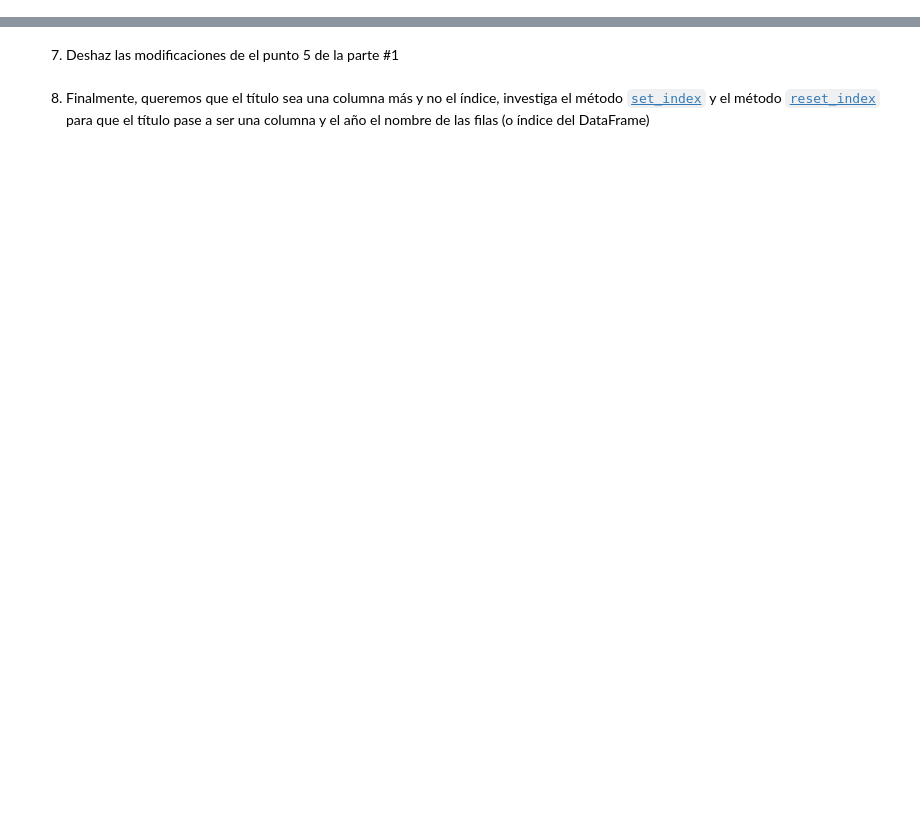
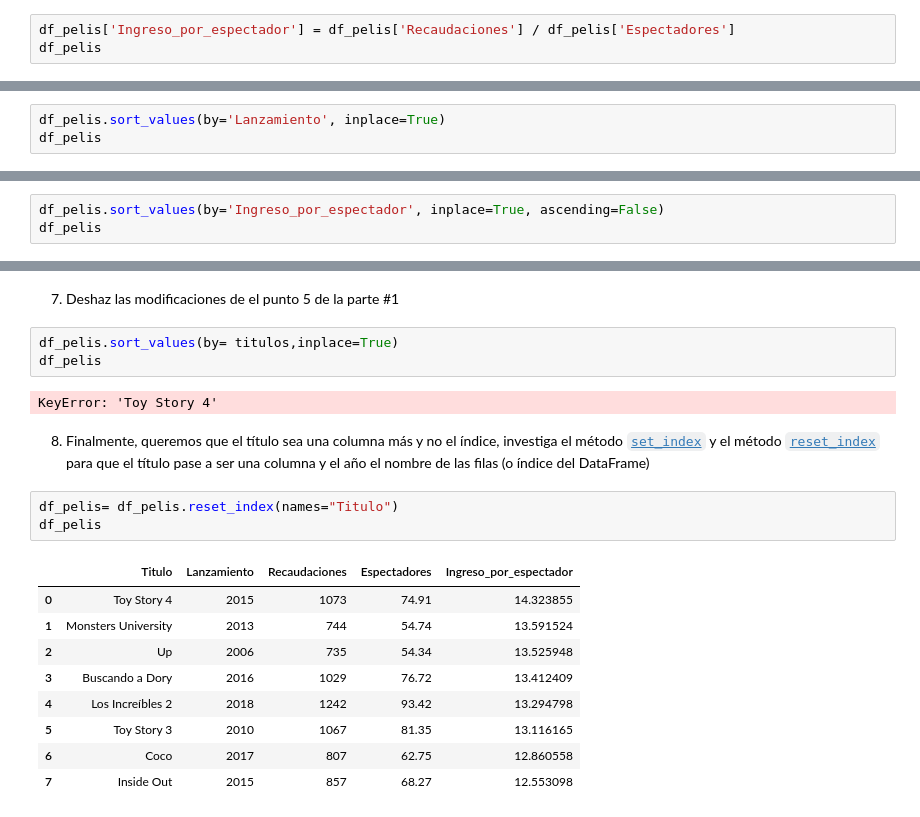
Before and after one commit to njisly/online_ds_thebridge_Nur, a Jupyter notebook: ejercicios/M_2/Sprint_04/Unidad_01/Practica_Obligatoria/18_Practica_Obligatoria_Pandas_I.ipynb, the cells around one changed output, grey strips where cells are left out. Cells and saved outputs as stored; diff of their text form; blank space fills up the shorter version.

```diff
--- a/ejercicios/M_2/Sprint_04/Unidad_01/Practica_Obligatoria/18_Practica_Obligatoria_Pandas_I.ipynb
+++ b/ejercicios/M_2/Sprint_04/Unidad_01/Practica_Obligatoria/18_Practica_Obligatoria_Pandas_I.ipynb
@@ -44,2 +141,5 @@ espectadores = [74.91, 93.42, 76.72, 81.35, 62.75, 68.27, 54.74, 54.34] # En mil
 # %% [markdown]
 4. Añade una columna "Ingreso_por_espectador" que contenga eso... el ingreso por espectador de cada película
+# %%
+df_pelis['Ingreso_por_espectador'] = df_pelis['Recaudaciones'] / df_pelis['Espectadores']
+df_pelis
@@ -46,2 +156,5 @@ espectadores = [74.91, 93.42, 76.72, 81.35, 62.75, 68.27, 54.74, 54.34] # En mil
 # %% [markdown]
 5. Igual que existe [`sort_values`](https://pandas.pydata.org/docs/reference/api/pandas.Series.sort_values.html#pandas.Series.sort_values) para `Series`, existe [`sort_values`](https://pandas.pydata.org/docs/reference/api/pandas.DataFrame.sort_values.html#pandas.DataFrame.sort_values) para `DataFrame`, en el que además le puedes indicar más de una columna. Ordena el `DataFrame` para que muestre las películas ordenadas de forma ascendente por Año. Es decir que la variable que contenga el `DataFrame` termine teniendo el dataframe ordenado después de ejecutar el código.
+# %%
+df_pelis.sort_values(by='Lanzamiento', inplace=True)
+df_pelis
@@ -48,2 +171,5 @@ espectadores = [74.91, 93.42, 76.72, 81.35, 62.75, 68.27, 54.74, 54.34] # En mil
 # %% [markdown]
 6. Ordena el `DataFrame` ahora para que quede ordenado de mayor a menor recaudación por espectador.
+# %%
+df_pelis.sort_values(by='Ingreso_por_espectador', inplace=True, ascending=False)
+df_pelis
@@ -50,4 +186,22 @@ espectadores = [74.91, 93.42, 76.72, 81.35, 62.75, 68.27, 54.74, 54.34] # En mil
 # %% [markdown]
 7. Deshaz las modificaciones de el punto 5 de la parte #1
+# %%
+df_pelis.sort_values(by= titulos,inplace=True)
+df_pelis
+# %% [output]
+KeyError: 'Toy Story 4'
 # %% [markdown]
 8. Finalmente, queremos que el título sea una columna más y no el índice, investiga el método [`set_index`](https://pandas.pydata.org/docs/reference/api/pandas.DataFrame.set_index.html) y el método [`reset_index`](https://pandas.pydata.org/docs/reference/api/pandas.DataFrame.reset_index.html) para que el título pase a ser una columna y el año el nombre de las filas (o índice del DataFrame)
+# %%
+df_pelis= df_pelis.reset_index(names="Titulo")
+df_pelis
+# %% [output]
+|  | Titulo | Lanzamiento | Recaudaciones | Espectadores | Ingreso_por_espectador |
+| 0 | Toy Story 4 | 2015 | 1073 | 74.91 | 14.323855 |
+| 1 | Monsters University | 2013 | 744 | 54.74 | 13.591524 |
+| 2 | Up | 2006 | 735 | 54.34 | 13.525948 |
+| 3 | Buscando a Dory | 2016 | 1029 | 76.72 | 13.412409 |
+| 4 | Los Increíbles 2 | 2018 | 1242 | 93.42 | 13.294798 |
+| 5 | Toy Story 3 | 2010 | 1067 | 81.35 | 13.116165 |
+| 6 | Coco | 2017 | 807 | 62.75 | 12.860558 |
+| 7 | Inside Out | 2015 | 857 | 68.27 | 12.553098 |
```
Also changed, not shown: parts of 16 cells of this notebook.
